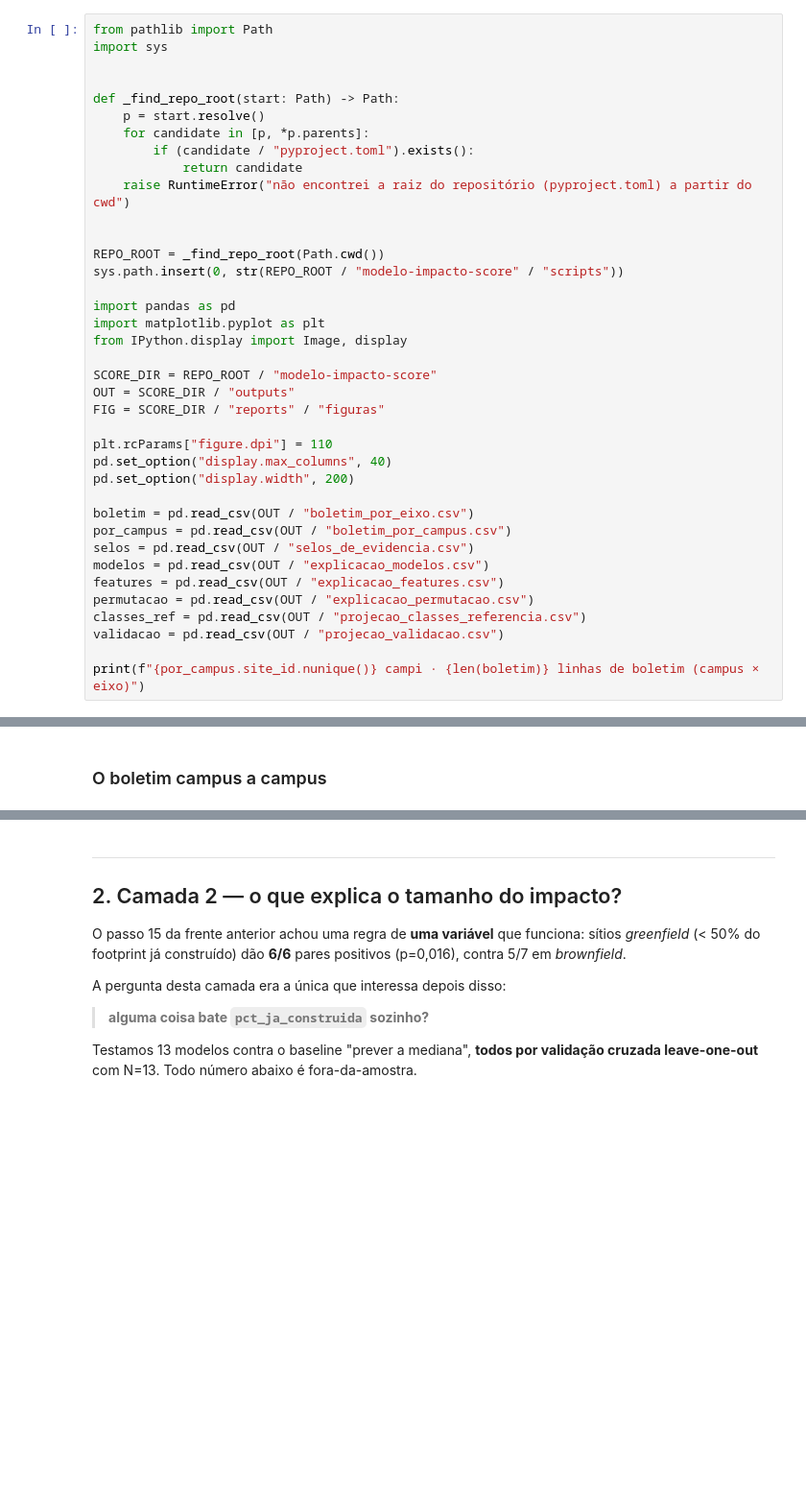
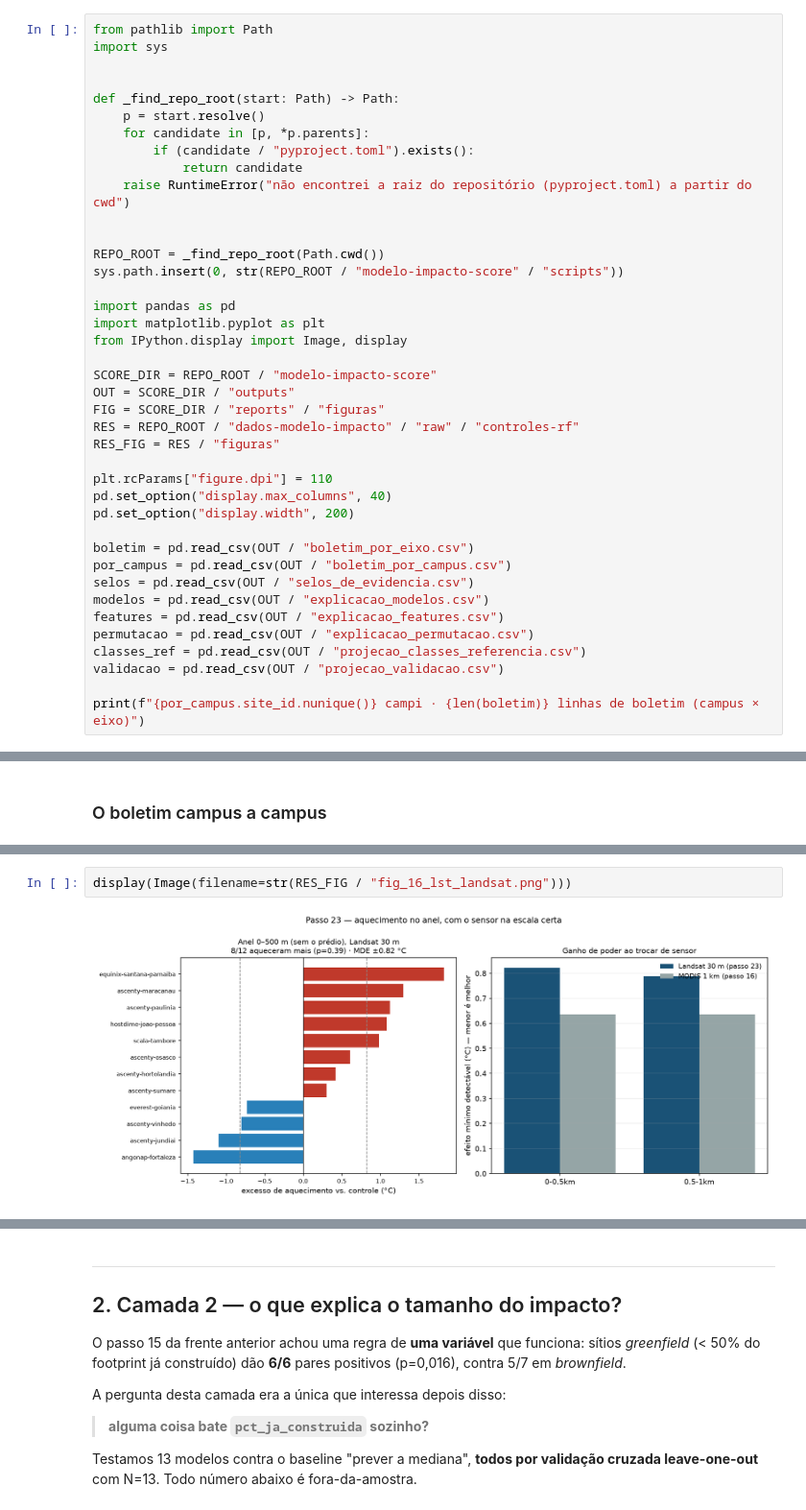
Before and after one commit to Sentinela-Verde/modelo-imagens-satelite, a Jupyter notebook: notebooks/02_impacto_score.ipynb, the cells around one changed output, grey strips where cells are left out. Shown at 96% size. Saved outputs shown, nothing was run; the diff lists cells and outputs as text; blank space fills up the shorter version.

```diff
--- a/notebooks/02_impacto_score.ipynb
+++ b/notebooks/02_impacto_score.ipynb
@@ -41,6 +41,8 @@ from IPython.display import Image, display
 SCORE_DIR = REPO_ROOT / "modelo-impacto-score"
 OUT = SCORE_DIR / "outputs"
 FIG = SCORE_DIR / "reports" / "figuras"
+RES = REPO_ROOT / "dados-modelo-impacto" / "raw" / "controles-rf"
+RES_FIG = RES / "figuras"
 
 plt.rcParams["figure.dpi"] = 110
 pd.set_option("display.max_columns", 40)
@@ -185,0 +212,4 @@ Responder isso de verdade exige a banda termal do Landsat (30 m).
+# %%
+display(Image(filename=str(RES_FIG / "fig_16_lst_landsat.png")))
+# %% [output]
+[figure, added]
```
Also changed, not shown: parts of 17 cells of this notebook, 6 other files.
